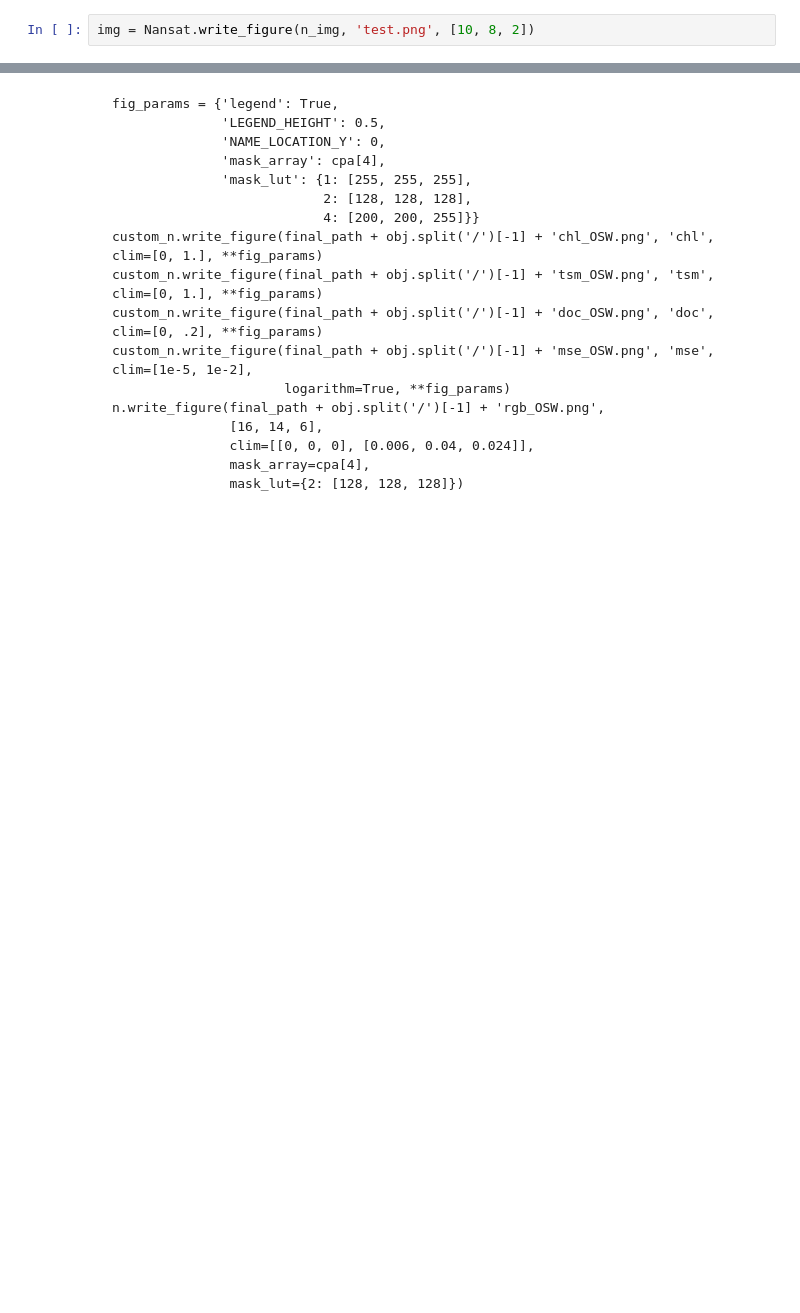
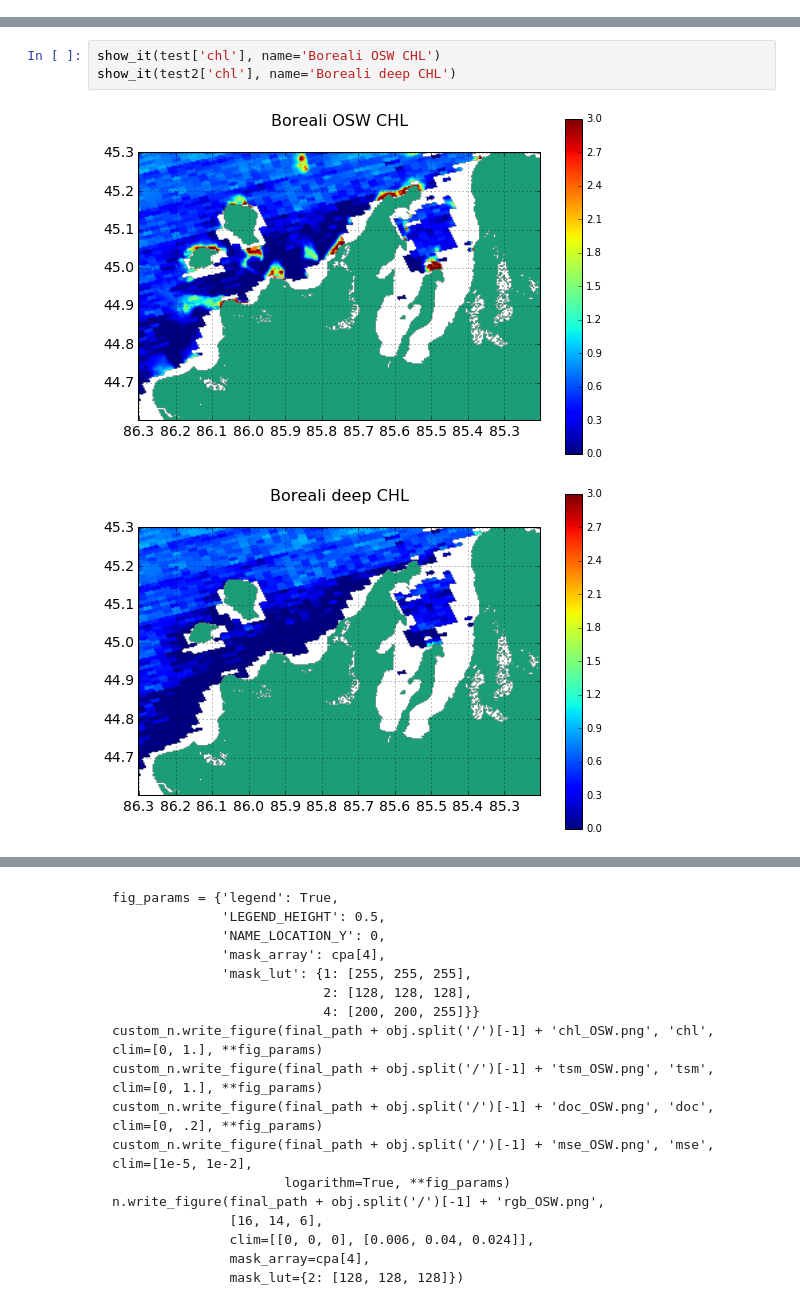
Before and after one commit to korvinos/work, a Jupyter notebook: exercises.ipynb, the cells around one changed output, grey strips where cells are left out. Drawn from its saved outputs; the diff is of its cells as text; blank space fills up the shorter version.

```diff
--- a/exercises.ipynb
+++ b/exercises.ipynb
@@ -39,2 +54,0 @@ plt.grid(color='black')
-# %%
-img = Nansat.write_figure(n_img, 'test.png', [10, 8, 2])
@@ -87,0 +204,6 @@ NameError: name 'Boreali' is not defined
+# %%
+show_it(test['chl'], name='Boreali OSW CHL')
+show_it(test2['chl'], name='Boreali deep CHL')
+# %% [output]
+[figure, added]
+[figure, added]
```
Also changed, not shown: parts of 26 cells of this notebook.
